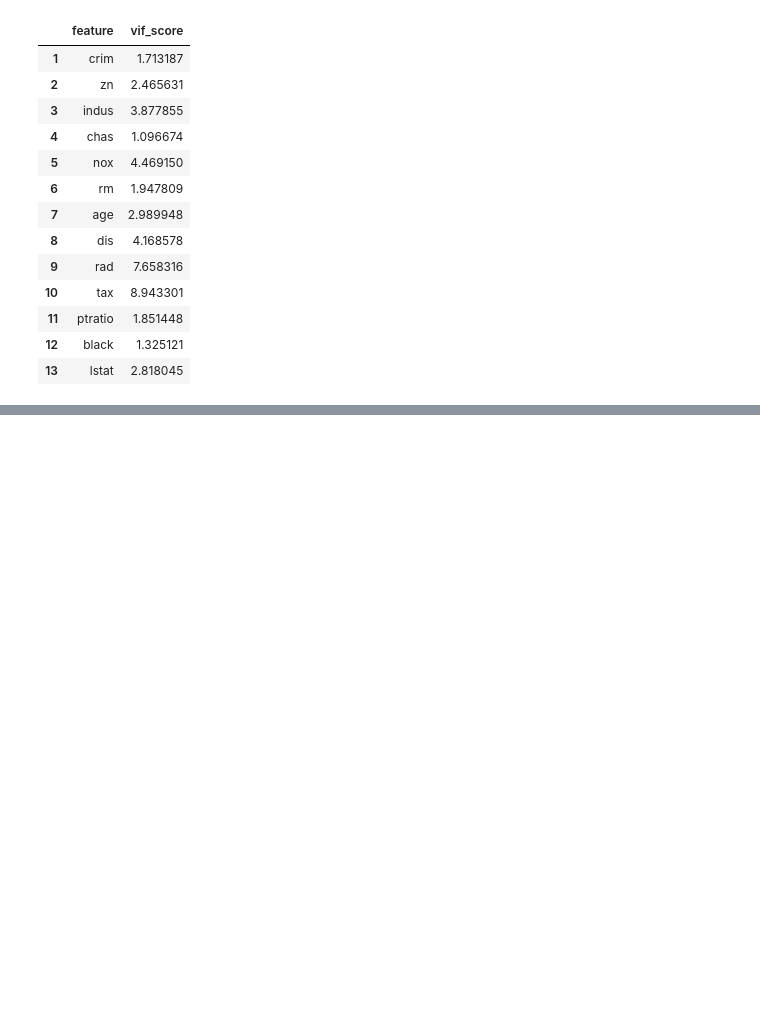
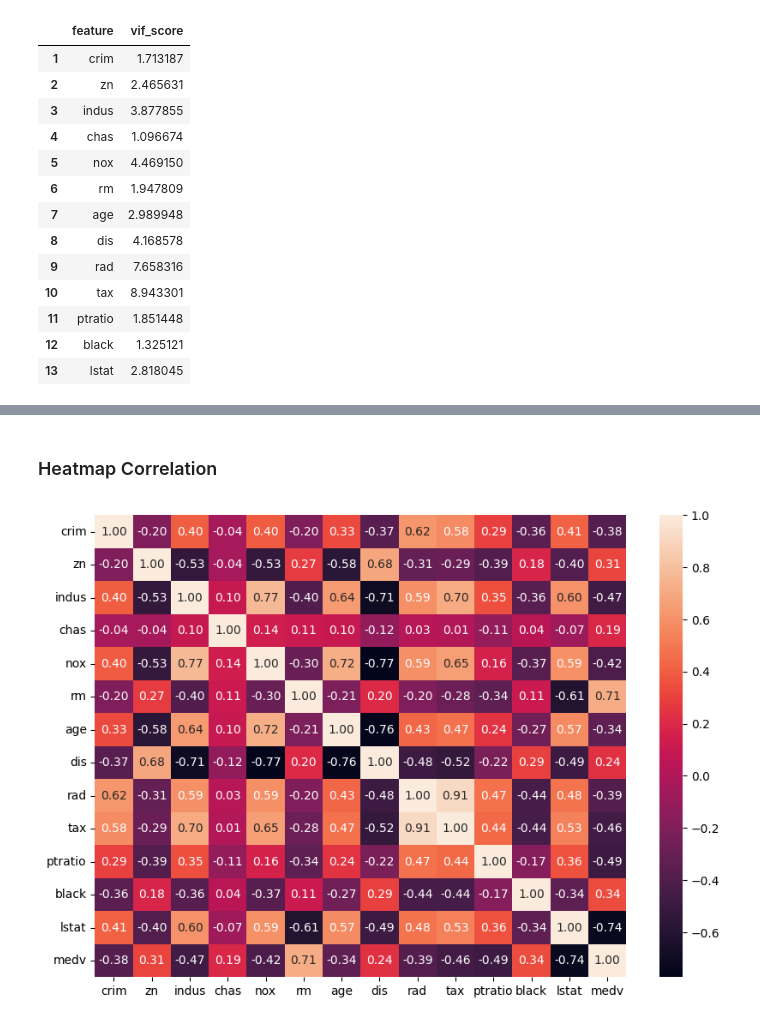
Before and after one commit to mherlypratama/CaseStudyRegressionPython, a Jupyter notebook: Regression.ipynb, the cells around one changed output, grey strips where cells are left out. Drawn from its saved outputs; the diff is of its cells as text; code cells hidden in the pictures; blank space fills up the shorter version.

Commit message:
heatmap

```diff
--- a/Regression.ipynb
+++ b/Regression.ipynb
@@ -382,0 +385,12 @@ vif_df
+# %% [markdown]
+### Heatmap Correlation
+# %%
+# heatmap correlation
+df_train = pd.concat([feature_df_train, target_df_train], axis=1)
+corr = df_train.corr()
+
+plt.figure(figsize=(10,7))
+sns.heatmap(corr, annot=True, fmt='.2f')
+plt.show()
+# %% [output]
+[figure, added]
```
Also changed, not shown: parts of 2 cells of this notebook.
